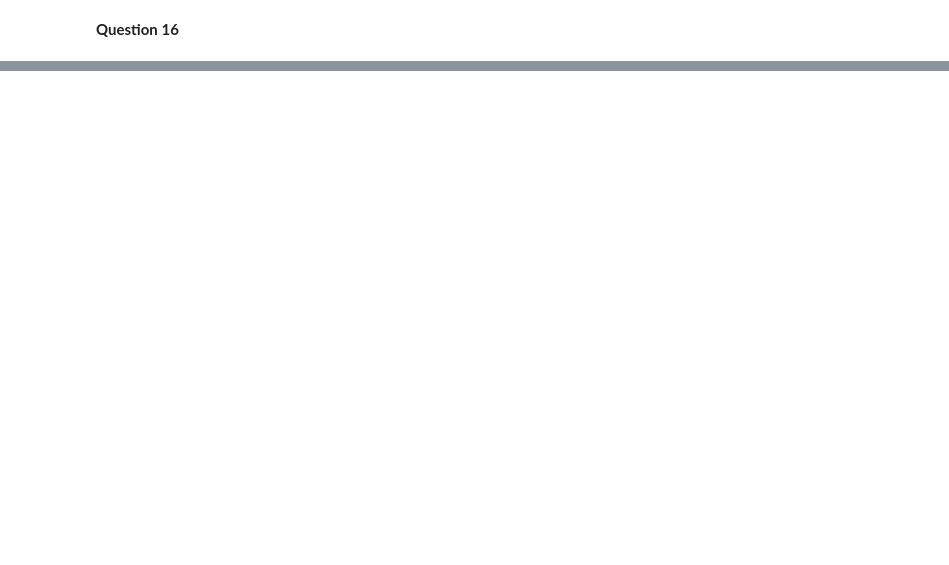
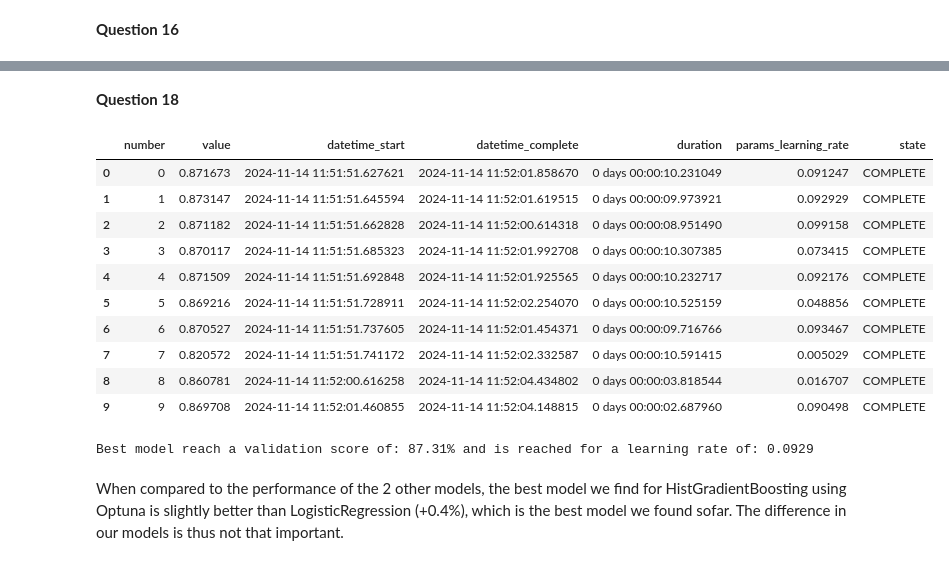
Before and after one commit to thom1100/Valentin_HENRY-LEO_Thomas_MILCENT, a Jupyter notebook: Valentin_HENRY-LEO_Thomas_MILCENT.ipynb, the cells around one changed output, grey strips where cells are left out. Cells and saved outputs as stored; diff of their text form; code cells hidden in the pictures; blank space fills up the shorter version.

Commit message:
Questions 15, 16, 17, 18

```diff
--- a/Valentin_HENRY-LEO_Thomas_MILCENT.ipynb
+++ b/Valentin_HENRY-LEO_Thomas_MILCENT.ipynb
@@ -626,0 +671,2 @@ mode(test, keepdims=True).mode[0]
+# %% [markdown]
+**Question 18**
@@ -626,0 +717,27 @@ mode(test, keepdims=True).mode[0]
+# %%
+# Set the level of verbosity
+optuna.logging.set_verbosity(optuna.logging.ERROR)
+
+# Create a study with Optuna
+study = optuna.create_study(sampler=TPESampler(), direction='maximize', study_name='learningrate_tuning')
+study.optimize(lambda trial: objective(trial), n_trials=10, timeout=600, n_jobs=-1)
+# %%
+study.trials_dataframe()
+# %% [output]
+|  | number | value | datetime_start | datetime_complete | duration | params_learning_rate | state |
+| 0 | 0 | 0.871673 | 2024-11-14 11:51:51.627621 | 2024-11-14 11:52:01.858670 | 0 days 00:00:10.231049 | 0.091247 | COMPLETE |
+| 1 | 1 | 0.873147 | 2024-11-14 11:51:51.645594 | 2024-11-14 11:52:01.619515 | 0 days 00:00:09.973921 | 0.092929 | COMPLETE |
+| 2 | 2 | 0.871182 | 2024-11-14 11:51:51.662828 | 2024-11-14 11:52:00.614318 | 0 days 00:00:08.951490 | 0.099158 | COMPLETE |
+| 3 | 3 | 0.870117 | 2024-11-14 11:51:51.685323 | 2024-11-14 11:52:01.992708 | 0 days 00:00:10.307385 | 0.073415 | COMPLETE |
+| 4 | 4 | 0.871509 | 2024-11-14 11:51:51.692848 | 2024-11-14 11:52:01.925565 | 0 days 00:00:10.232717 | 0.092176 | COMPLETE |
+| 5 | 5 | 0.869216 | 2024-11-14 11:51:51.728911 | 2024-11-14 11:52:02.254070 | 0 days 00:00:10.525159 | 0.048856 | COMPLETE |
+| 6 | 6 | 0.870527 | 2024-11-14 11:51:51.737605 | 2024-11-14 11:52:01.454371 | 0 days 00:00:09.716766 | 0.093467 | COMPLETE |
+| 7 | 7 | 0.820572 | 2024-11-14 11:51:51.741172 | 2024-11-14 11:52:02.332587 | 0 days 00:00:10.591415 | 0.005029 | COMPLETE |
+| 8 | 8 | 0.860781 | 2024-11-14 11:52:00.616258 | 2024-11-14 11:52:04.434802 | 0 days 00:00:03.818544 | 0.016707 | COMPLETE |
+| 9 | 9 | 0.869708 | 2024-11-14 11:52:01.460855 | 2024-11-14 11:52:04.148815 | 0 days 00:00:02.687960 | 0.090498 | COMPLETE |
+# %%
+print(f"Best model reach a validation score of: {study.best_value * 100:.2f}% and is reached for a learning rate of: {study.best_params["learning_rate"] :.4f}")
+# %% [output]
+Best model reach a validation score of: 87.31% and is reached for a learning rate of: 0.0929
+# %% [markdown]
+When compared to the performance of the 2 other models, the best model we find for HistGradientBoosting using Optuna is slightly better than LogisticRegression (+0.4%), which is the best model we found sofar. The difference in our models is thus not that important.
```
Also changed, not shown: parts of 23 cells of this notebook.
